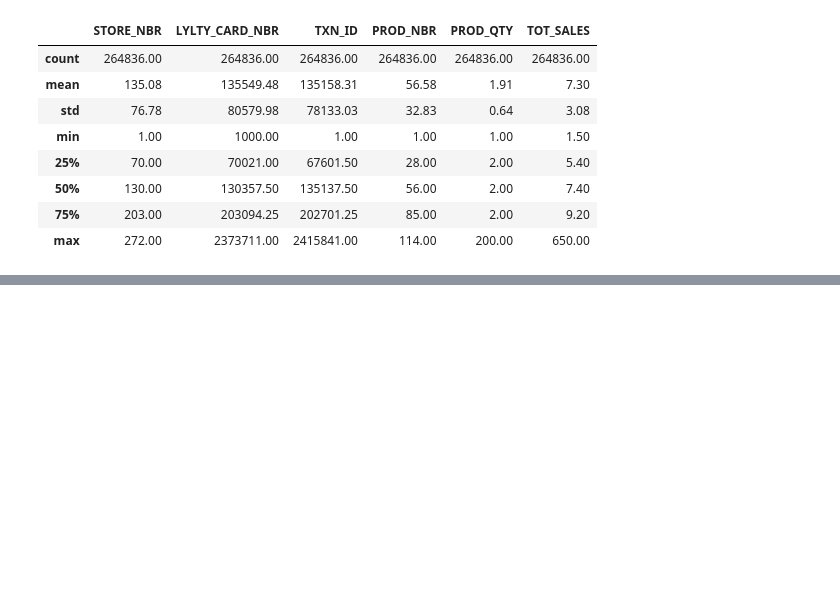
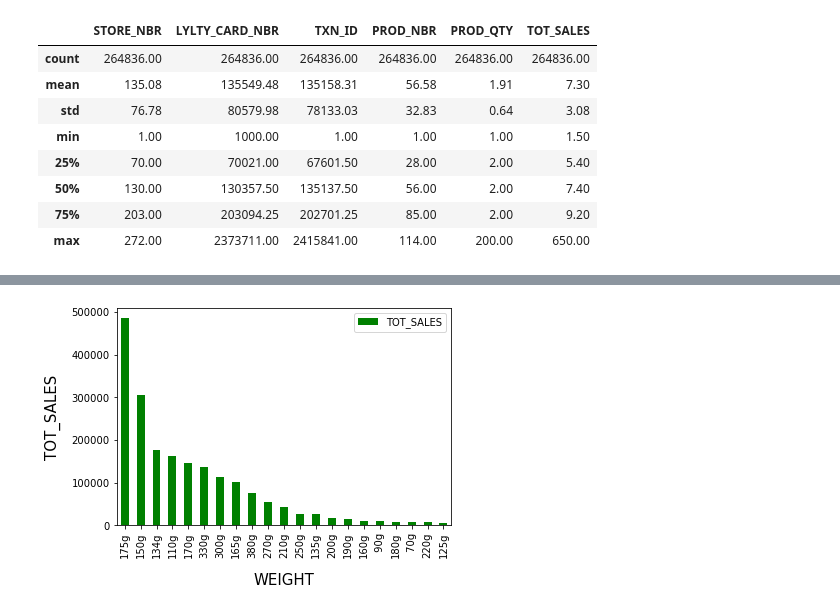
Before and after one commit to coja56/Customer_buying_Patterns, a Jupyter notebook: customer_segmentation.ipynb, the cells around one changed output, grey strips where cells are left out. Cells and saved outputs as stored; diff of their text form; code cells hidden in the pictures; blank space fills up the shorter version.

Commit message:
Data  wrangling and creating graphs

```diff
--- a/customer_segmentation.ipynb
+++ b/customer_segmentation.ipynb
@@ -118,0 +106,3 @@ df_transactions.drop_duplicates(keep = 'first').shape
+# %%
+#Cleaning mixed value
+df_transactions['PROD_NAME'] = df_transactions['PROD_NAME'].replace(['Kettle 135g Swt Pot Sea Salt'],'Kettle Swt Pot Sea Salt 135g')
@@ -205,8 +218,8 @@ df_custrans.head()
 | 3 | 1003 | YOUNG FAMILIES | Budget | 2019-03-08 | 1 | 4 | 106 | Natural ChipCo Hony Soy Chckn | ... |
 | 4 | 1004 | OLDER SINGLES/COUPLES | Mainstream | 2018-11-02 | 1 | 5 | 96 | WW Original Stacked Chips | ... |
 # %%
-# most bought
-#df_popular= (df_custrans.groupby(['PROD_NAME','WEIGHT','PROD_QTY'])['PROD_QTY'].agg(['count']).sort_values(by='count', ascending=False).reset_index().drop_duplicates('PROD_NAME', keep='first'))
+# cleaning the weight column some have G others g
+df_custrans["WEIGHT"] = df_custrans["WEIGHT"].replace({"150G": "150g","210G":"210g","175G":"175g"}, inplace=False)
 # %%
 #Calculating top sellers
 df_topsellers = df_custrans.groupby(by=['PROD_NAME','WEIGHT'], as_index=False)['TOT_SALES'].sum().sort_values(by = 'TOT_SALES',ascending = False)
@@ -228,0 +275,3 @@ df_topsellers
+# %%
+# Is there a relationship between weight and sales
+df_weightsales = df_topsellers.groupby(by =['WEIGHT'], as_index=False)['TOT_SALES'].sum().sort_values(by ='TOT_SALES',ascending = False)
@@ -228,0 +301,9 @@ df_topsellers
+# %%
+#relationship between purchases and weight
+df_weightsales.plot.bar(x ="WEIGHT",y= "TOT_SALES", color = 'Green')
+plt.xlabel("WEIGHT",fontsize=15,labelpad = 15)
+plt.ylabel("TOT_SALES", fontsize =15,labelpad=10)
+plt.rcParams['figure.figsize'] = (10,6)
+plt.show()
+# %% [output]
+[figure, added]
```
Also changed, not shown: parts of 30 cells of this notebook.
